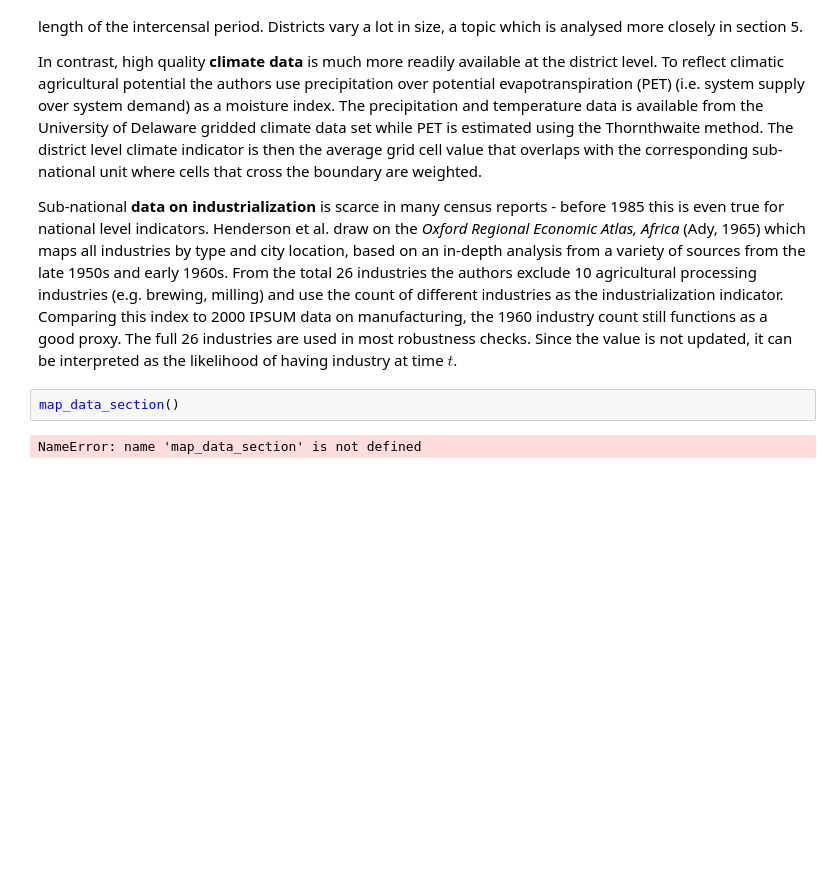
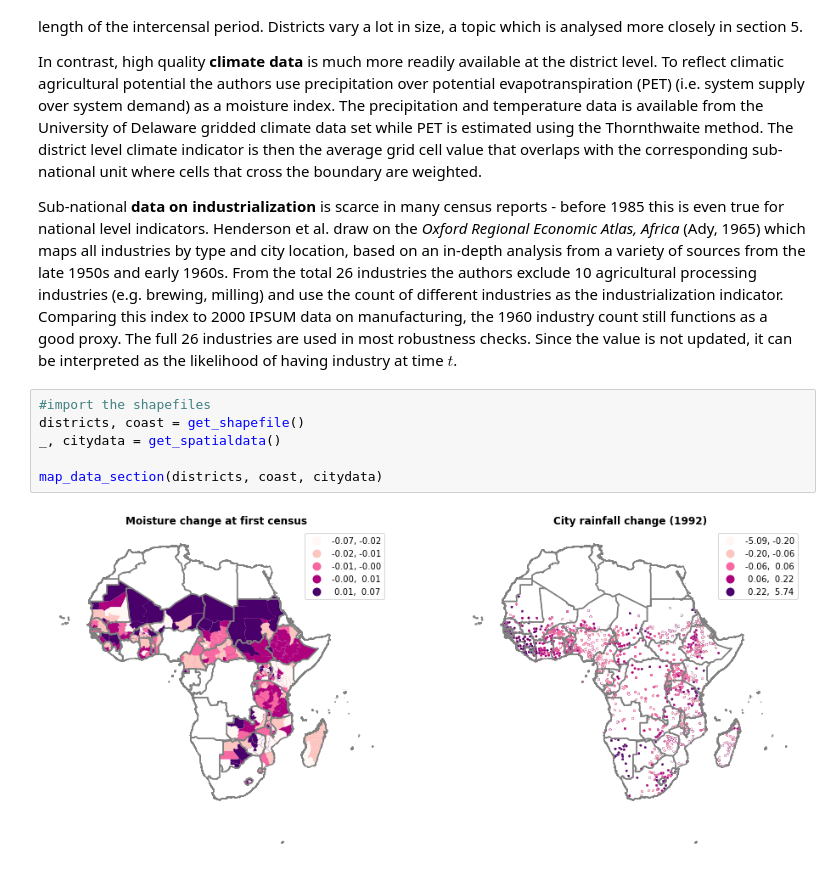
Before and after one commit to pcschreiber1/Henderson_2017_Replication, a Jupyter notebook: Replication notebook.ipynb, the cells around one changed output. Cells and saved outputs as stored; diff of their text form; blank space fills up the shorter version.

Commit message:
Fixing CI: moved get_shapefile() into notebook

```diff
--- a/Replication notebook.ipynb
+++ b/Replication notebook.ipynb
@@ -83,6 +81,10 @@ In contrast, high quality **climate data** is much more readily available at the
 
 Sub-national **data on industrialization** is scarce in many census reports - before 1985 this is even true for national level indicators. Henderson et al. draw on the *Oxford Regional Economic Atlas, Africa* (Ady, 1965) which maps all industries by type and city location, based on an in-depth analysis from a variety of sources from the late 1950s and early 1960s. From the total 26 industries the authors exclude 10 agricultural processing industries (e.g. brewing, milling) and use the count of different industries as the industrialization indicator. Comparing this index to 2000 IPSUM data on manufacturing, the 1960 industry count still functions as a good proxy. The full 26 industries are used in most robustness checks. Since the value is not updated, it can be interpreted as the likelihood of having industry at time $t$.
 # %%
-map_data_section()
+#import the shapefiles
+districts, coast = get_shapefile()
+_, citydata = get_spatialdata()
+
+map_data_section(districts, coast, citydata)
 # %% [output]
-NameError: name 'map_data_section' is not defined
+[figure, added]
```
Also changed, not shown: parts of 1 cell of this notebook, 2 other files.
